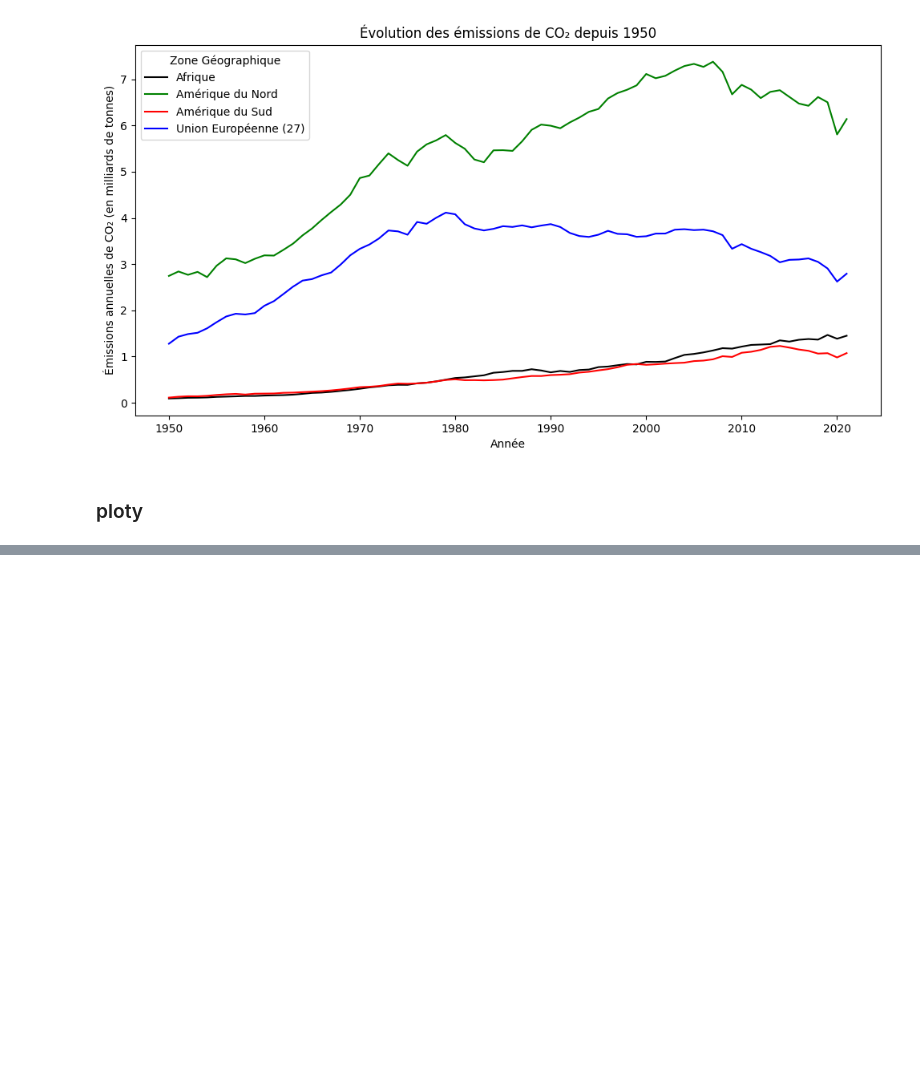
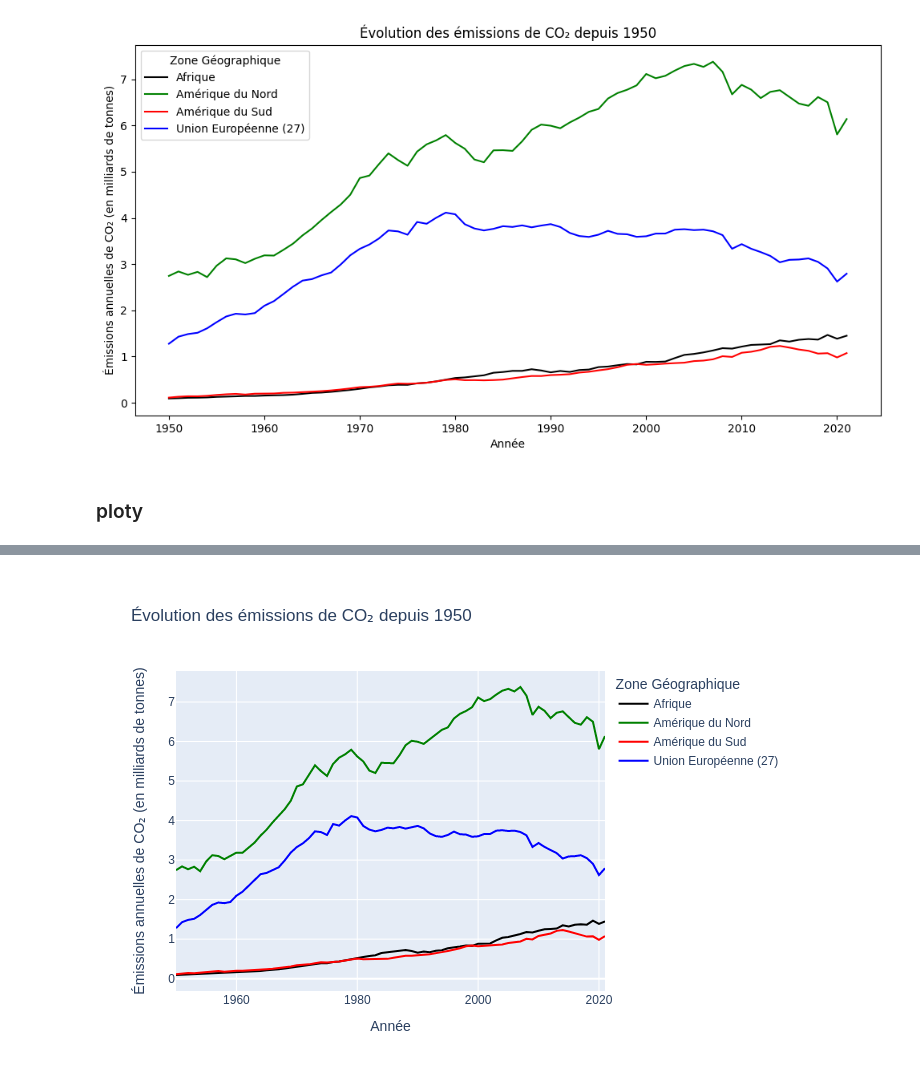
Before and after one commit to louis-sanna-eki/graph-generation, a Jupyter notebook: notebooks/CO2_graphs.ipynb, the cells around one changed output, grey strips where cells are left out. Cells and saved outputs as stored; diff of their text form; code cells hidden in the pictures; blank space fills up the shorter version.

```diff
--- a/notebooks/CO2_graphs.ipynb
+++ b/notebooks/CO2_graphs.ipynb
@@ -171,3 +173,13 @@ fig.update_layout(
 fig.show()
 # %% [output]
 [interactive output not drawn]
+# %%
+from IPython.display import Image
+
+# Convert to PNG
+img_bytes = fig.to_image(format="png")
+
+# Show png
+Image(img_bytes)
+# %% [output]
+[figure, added]
```
Also changed, not shown: parts of 2 cells of this notebook.
